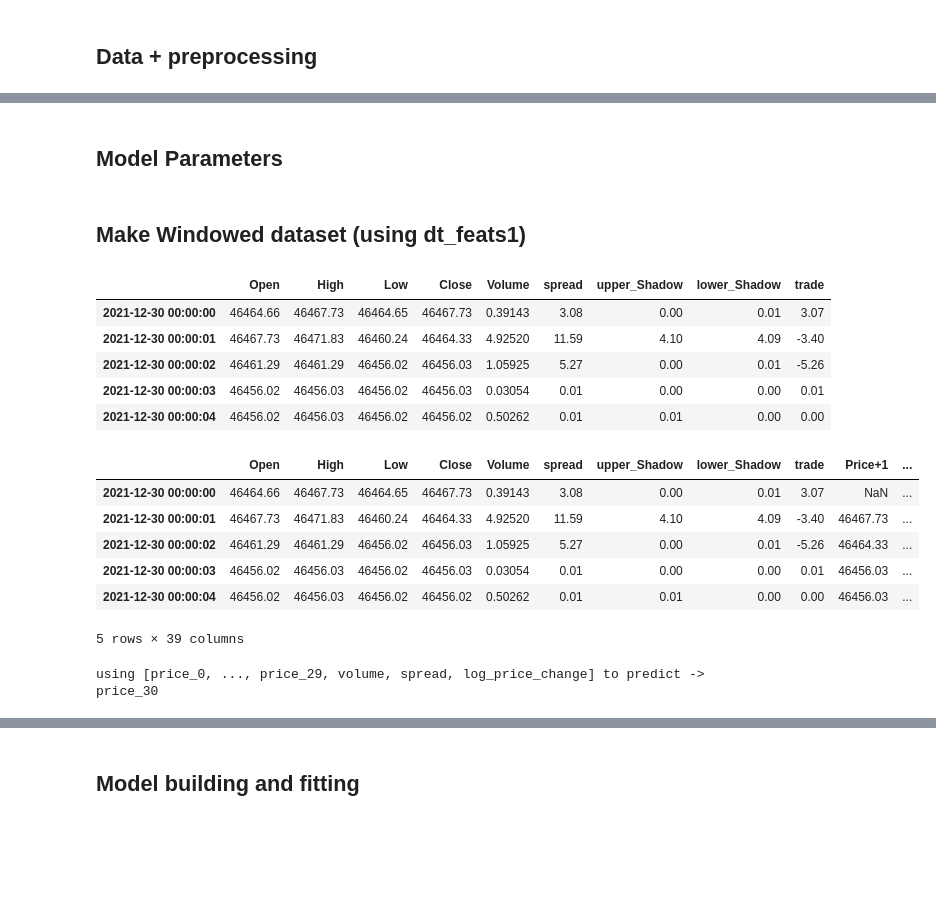
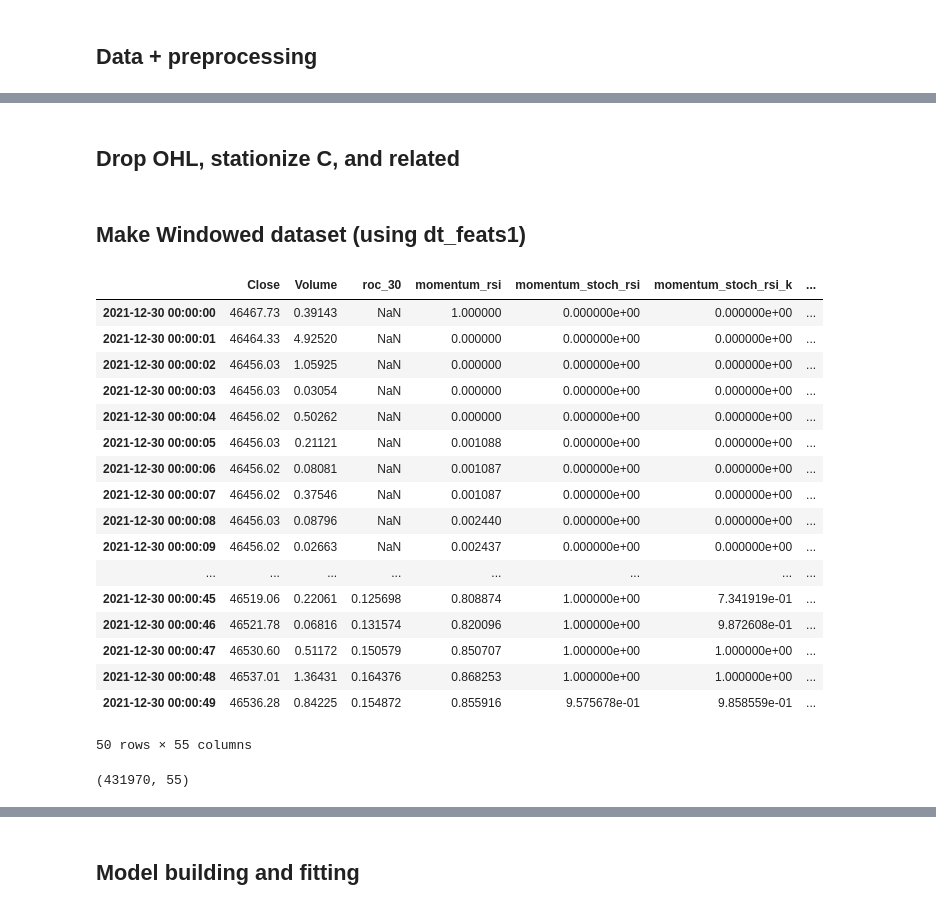
Before and after one commit to ckive/uexp, a Jupyter notebook: ue/experiments/dan/Dense Multivariate.ipynb, the cells around one changed output, grey strips where cells are left out. Cells and saved outputs as stored; diff of their text form; code cells hidden in the pictures; blank space fills up the shorter version.

```diff
--- a/ue/experiments/dan/Dense Multivariate.ipynb
+++ b/ue/experiments/dan/Dense Multivariate.ipynb
@@ -50,4 +234,4 @@ df
 # %%
-df_feats0 = gen_feats0(df)
-df_feats0
+df = gen_feats0(df)
+df
 # %% [output]
@@ -70,2 +251,19 @@ df_feats0
-# %% [markdown]
-## Model Parameters
+# %% [markdown]
+## Drop OHL, stationize C, and related
+# %%
+def stationize(series):
+    return np.log(series / series.shift(1))
+# %%
+# store initial price to reconstruct it back from returns
+# initialprices = {
+#     "Close": df['Close'][0],
+#     "volume_vwap": ,
+#     "trend_sma_slow",
+#     "trend_ema_slow":
+# }
+df['log_ret'] = stationize(df['Close'])
+df['log_volume_vwap_ret'] = stationize(df['volume_vwap'])
+df['log_trend_sma_slow_ret'] = stationize(df['trend_sma_slow'])
+df['log_trend_ema_slow_ret'] = stationize(df['trend_ema_slow'])
+# %%
+df.drop(["Open","High","Low"], axis=1, inplace=True)
@@ -72,33 +272,33 @@ df_feats0
+# %% [markdown]
+## Make Windowed dataset (using dt_feats1)
 # %%
 HORIZON = 1
 WINDOW = 30
-# %% [markdown]
-## Make Windowed dataset (using dt_feats1)
-# %%
-# Make a copy of the Bitcoin historical data with block reward feature
-df0 = df_feats0.copy()
-df0.head()
-# %% [output]
-|  | Open | High | Low | Close | Volume | spread | upper_Shadow | lower_Shadow | trade |
-| 2021-12-30 00:00:00 | 46464.66 | 46467.73 | 46464.65 | 46467.73 | 0.39143 | 3.08 | 0.00 | 0.01 | 3.07 |
-| 2021-12-30 00:00:01 | 46467.73 | 46471.83 | 46460.24 | 46464.33 | 4.92520 | 11.59 | 4.10 | 4.09 | -3.40 |
-| 2021-12-30 00:00:02 | 46461.29 | 46461.29 | 46456.02 | 46456.03 | 1.05925 | 5.27 | 0.00 | 0.01 | -5.26 |
-| 2021-12-30 00:00:03 | 46456.02 | 46456.03 | 46456.02 | 46456.03 | 0.03054 | 0.01 | 0.00 | 0.00 | 0.01 |
-| 2021-12-30 00:00:04 | 46456.02 | 46456.03 | 46456.02 | 46456.02 | 0.50262 | 0.01 | 0.01 | 0.00 | 0.00 |
 # %%
 # Add windowed columns
 for i in range(WINDOW): # Shift values for each step in WINDOW_SIZE
-  df0[f"Price+{i+1}"] = df0["Close"].shift(periods=i+1)
-df0.head(5)
+  df[f"Price+{i+1}"] = df["Close"].shift(periods=i+1)
+df.head(50)
 # %% [output]
-|  | Open | High | Low | Close | Volume | spread | upper_Shadow | lower_Shadow | trade | Price+1 | ... |
-| 2021-12-30 00:00:00 | 46464.66 | 46467.73 | 46464.65 | 46467.73 | 0.39143 | 3.08 | 0.00 | 0.01 | 3.07 | NaN | ... |
-| 2021-12-30 00:00:01 | 46467.73 | 46471.83 | 46460.24 | 46464.33 | 4.92520 | 11.59 | 4.10 | 4.09 | -3.40 | 46467.73 | ... |
-| 2021-12-30 00:00:02 | 46461.29 | 46461.29 | 46456.02 | 46456.03 | 1.05925 | 5.27 | 0.00 | 0.01 | -5.26 | 46464.33 | ... |
-| 2021-12-30 00:00:03 | 46456.02 | 46456.03 | 46456.02 | 46456.03 | 0.03054 | 0.01 | 0.00 | 0.00 | 0.01 | 46456.03 | ... |
-| 2021-12-30 00:00:04 | 46456.02 | 46456.03 | 46456.02 | 46456.02 | 0.50262 | 0.01 | 0.01 | 0.00 | 0.00 | 46456.03 | ... |
+|  | Close | Volume | roc_30 | momentum_rsi | momentum_stoch_rsi | momentum_stoch_rsi_k | ... |
+| 2021-12-30 00:00:00 | 46467.73 | 0.39143 | NaN | 1.000000 | 0.000000e+00 | 0.000000e+00 | ... |
+| 2021-12-30 00:00:01 | 46464.33 | 4.92520 | NaN | 0.000000 | 0.000000e+00 | 0.000000e+00 | ... |
+| 2021-12-30 00:00:02 | 46456.03 | 1.05925 | NaN | 0.000000 | 0.000000e+00 | 0.000000e+00 | ... |
+| 2021-12-30 00:00:03 | 46456.03 | 0.03054 | NaN | 0.000000 | 0.000000e+00 | 0.000000e+00 | ... |
+| 2021-12-30 00:00:04 | 46456.02 | 0.50262 | NaN | 0.000000 | 0.000000e+00 | 0.000000e+00 | ... |
+| 2021-12-30 00:00:05 | 46456.03 | 0.21121 | NaN | 0.001088 | 0.000000e+00 | 0.000000e+00 | ... |
+| 2021-12-30 00:00:06 | 46456.02 | 0.08081 | NaN | 0.001087 | 0.000000e+00 | 0.000000e+00 | ... |
+| 2021-12-30 00:00:07 | 46456.02 | 0.37546 | NaN | 0.001087 | 0.000000e+00 | 0.000000e+00 | ... |
+| 2021-12-30 00:00:08 | 46456.03 | 0.08796 | NaN | 0.002440 | 0.000000e+00 | 0.000000e+00 | ... |
+| 2021-12-30 00:00:09 | 46456.02 | 0.02663 | NaN | 0.002437 | 0.000000e+00 | 0.000000e+00 | ... |
+| ... | ... | ... | ... | ... | ... | ... | ... |
+| 2021-12-30 00:00:45 | 46519.06 | 0.22061 | 0.125698 | 0.808874 | 1.000000e+00 | 7.341919e-01 | ... |
+| 2021-12-30 00:00:46 | 46521.78 | 0.06816 | 0.131574 | 0.820096 | 1.000000e+00 | 9.872608e-01 | ... |
+| 2021-12-30 00:00:47 | 46530.60 | 0.51172 | 0.150579 | 0.850707 | 1.000000e+00 | 1.000000e+00 | ... |
+| 2021-12-30 00:00:48 | 46537.01 | 1.36431 | 0.164376 | 0.868253 | 1.000000e+00 | 1.000000e+00 | ... |
+| 2021-12-30 00:00:49 | 46536.28 | 0.84225 | 0.154872 | 0.855916 | 9.575678e-01 | 9.858559e-01 | ... |
-5 rows × 39 columns
+50 rows × 55 columns
-# %%
-print("using [price_0, ..., price_29, volume, spread, log_price_change] to predict -> price_30")
-# %% [output]
-using [price_0, ..., price_29, volume, spread, log_price_change] to predict -> price_30
+# %%
+df.dropna().shape
+# %% [output]
+(431970, 55)
```
Also changed, not shown: parts of 46 cells of this notebook.
